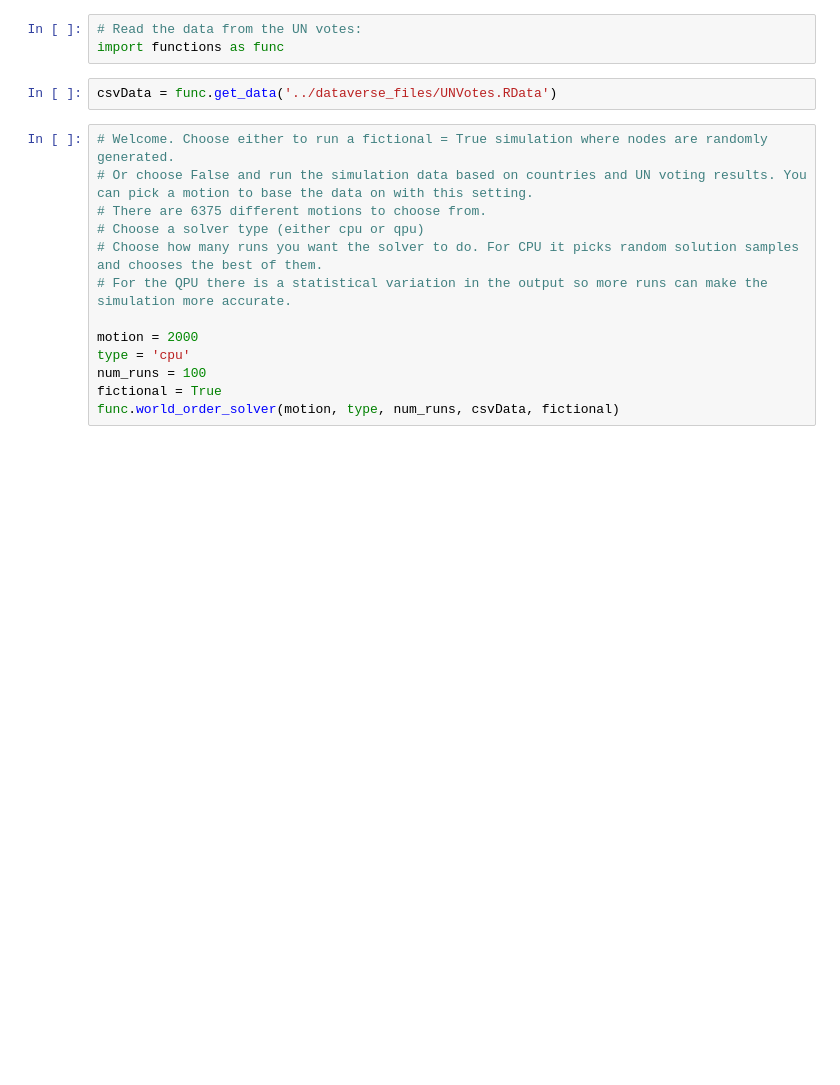
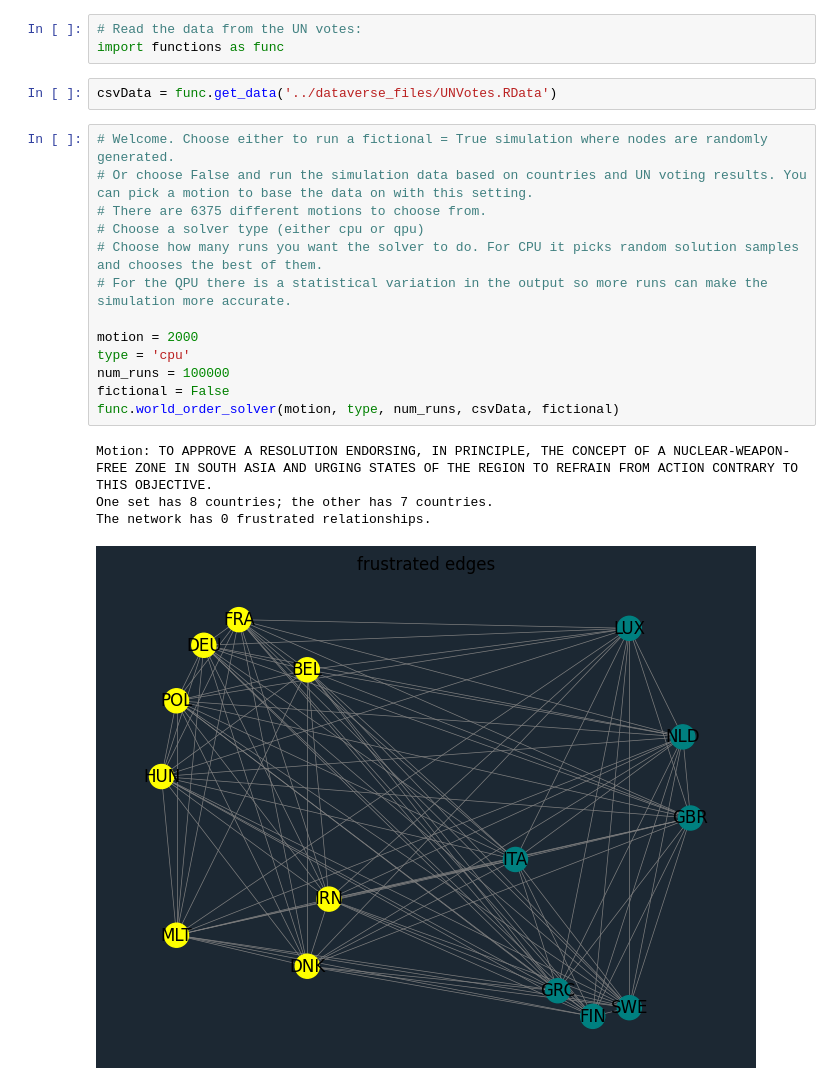
Before and after one commit to Kakaboto/qcode-challenge, a Jupyter notebook: code/run_simulation.ipynb, the cells around one changed output. Saved outputs shown, nothing was run; the diff lists cells and outputs as text; blank space fills up the shorter version.

```diff
--- a/code/run_simulation.ipynb
+++ b/code/run_simulation.ipynb
@@ -15,13 +17,18 @@ csvData = func.get_data('../dataverse_files/UNVotes.RData')
 # %%
 # Welcome. Choose either to run a fictional = True simulation where nodes are randomly generated.
 # Or choose False and run the simulation data based on countries and UN voting results. You can pick a motion to base the data on with this setting.
 # There are 6375 different motions to choose from.
 # Choose a solver type (either cpu or qpu)
 # Choose how many runs you want the solver to do. For CPU it picks random solution samples and chooses the best of them.
 # For the QPU there is a statistical variation in the output so more runs can make the simulation more accurate.
 
 motion = 2000
 type = 'cpu'
-num_runs = 100
-fictional = True
+num_runs = 100000
+fictional = False
 func.world_order_solver(motion, type, num_runs, csvData, fictional)
+# %% [output]
+Motion: TO APPROVE A RESOLUTION ENDORSING, IN PRINCIPLE, THE CONCEPT OF A NUCLEAR-WEAPON-FREE ZONE IN SOUTH ASIA AND URGING STATES OF THE REGION TO REFRAIN FROM ACTION CONTRARY TO THIS OBJECTIVE.
+One set has 8 countries; the other has 7 countries.
+The network has 0 frustrated relationships.
+[figure, added]
```
Also changed, not shown: parts of 2 cells of this notebook, 2 other files.
